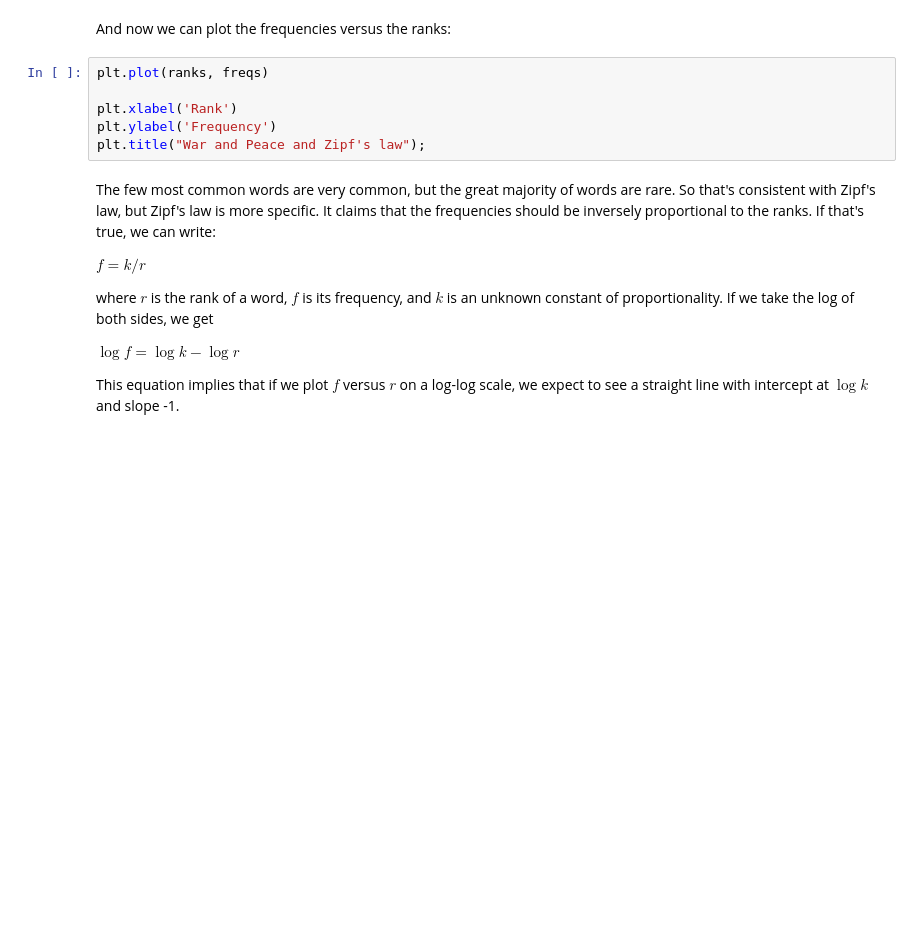
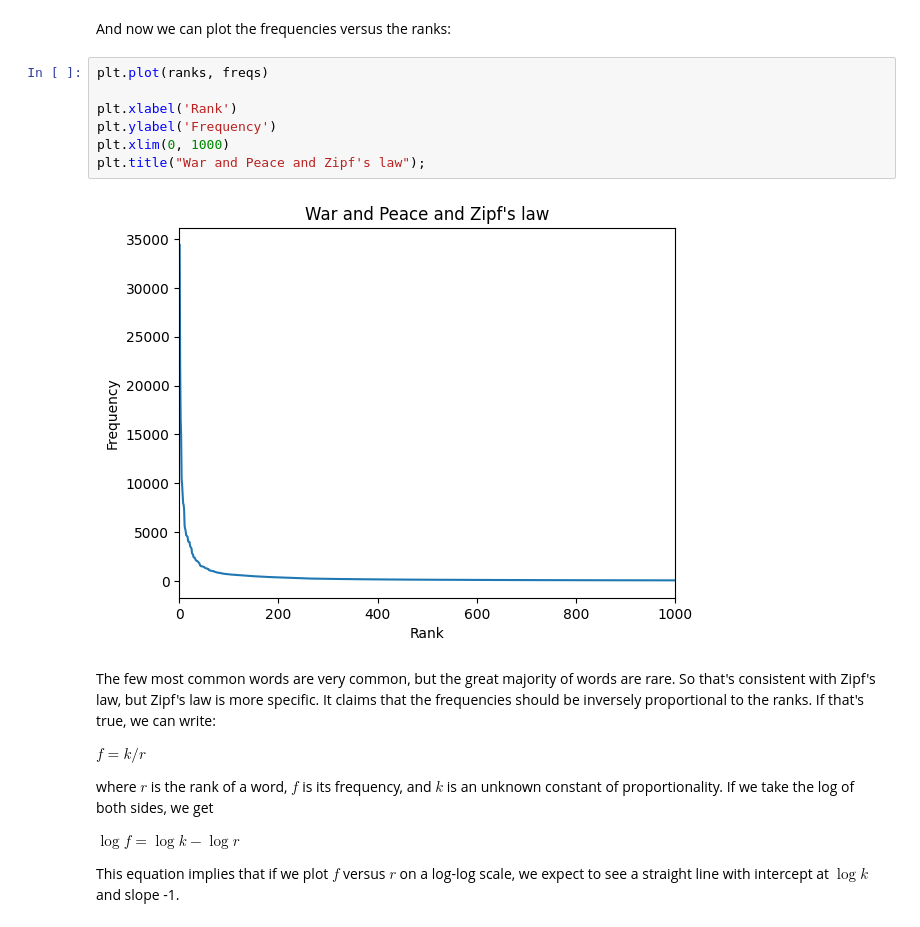
Before and after one commit to csommerl/ElementsOfDataScience, a Jupyter notebook: 06_plotting.ipynb, the cells around one changed output. Saved outputs shown, nothing was run; the diff lists cells and outputs as text; blank space fills up the shorter version.

```diff
--- a/06_plotting.ipynb
+++ b/06_plotting.ipynb
@@ -416,9 +452,12 @@ And now we can plot the frequencies versus the ranks:
 # %%
 plt.plot(ranks, freqs)
 
 plt.xlabel('Rank')
 plt.ylabel('Frequency')
+plt.xlim(0, 1000)
 plt.title("War and Peace and Zipf's law");
+# %% [output]
+[figure, added]
 # %% [markdown]
 The few most common words are very common, but the great majority of words are rare.  So that's consistent with Zipf's law, but Zipf's law is more specific.  It claims that the frequencies should be inversely proportional to the ranks.  If that's true, we can write:
 
```
Also changed, not shown: parts of 19 cells of this notebook.
